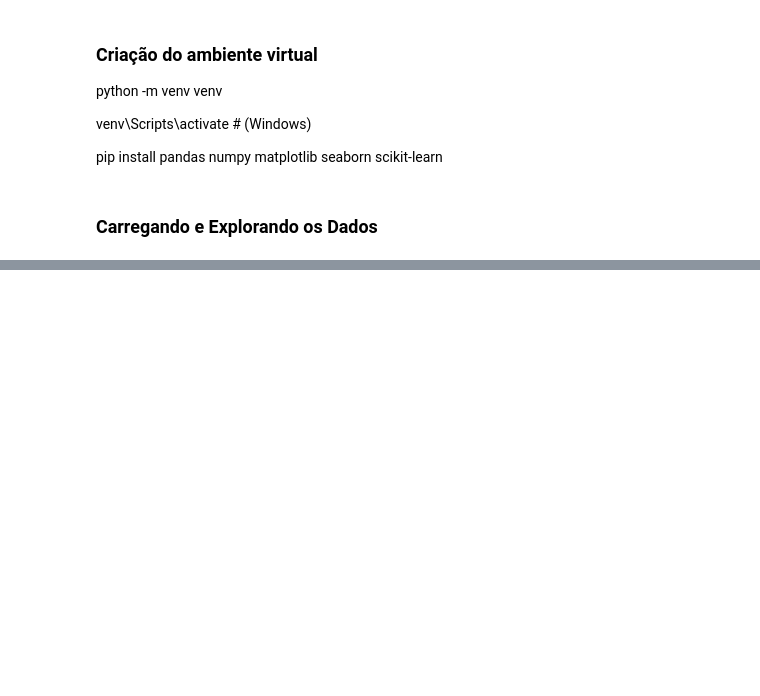
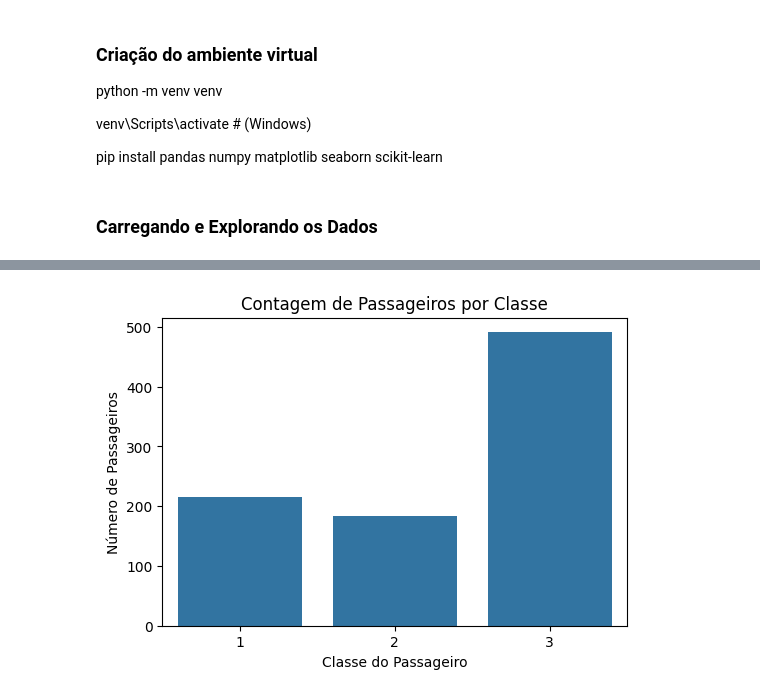
Before and after one commit to josafasantos/projetos, a Jupyter notebook: Ciencia-dados/03-analise-exploratoria-dados/03-analise-exploratoria-dados.ipynb, the cells around one changed output, grey strips where cells are left out. Cells and saved outputs as stored; diff of their text form; code cells hidden in the pictures; blank space fills up the shorter version.

```diff
--- a/Ciencia-dados/03-analise-exploratoria-dados/03-analise-exploratoria-dados.ipynb
+++ b/Ciencia-dados/03-analise-exploratoria-dados/03-analise-exploratoria-dados.ipynb
@@ -99,0 +85,10 @@ plt.show()
+# %%
+# Contagem de passageiros por Classe
+plt.figure(figsize=(6,4))
+sns.countplot(x="Pclass", data=df)
+plt.title("Contagem de Passageiros por Classe")
+plt.xlabel("Classe do Passageiro")
+plt.ylabel("Número de Passageiros")
+plt.show()
+# %% [output]
+[figure, added]
```
Also changed, not shown: parts of 17 cells of this notebook.
